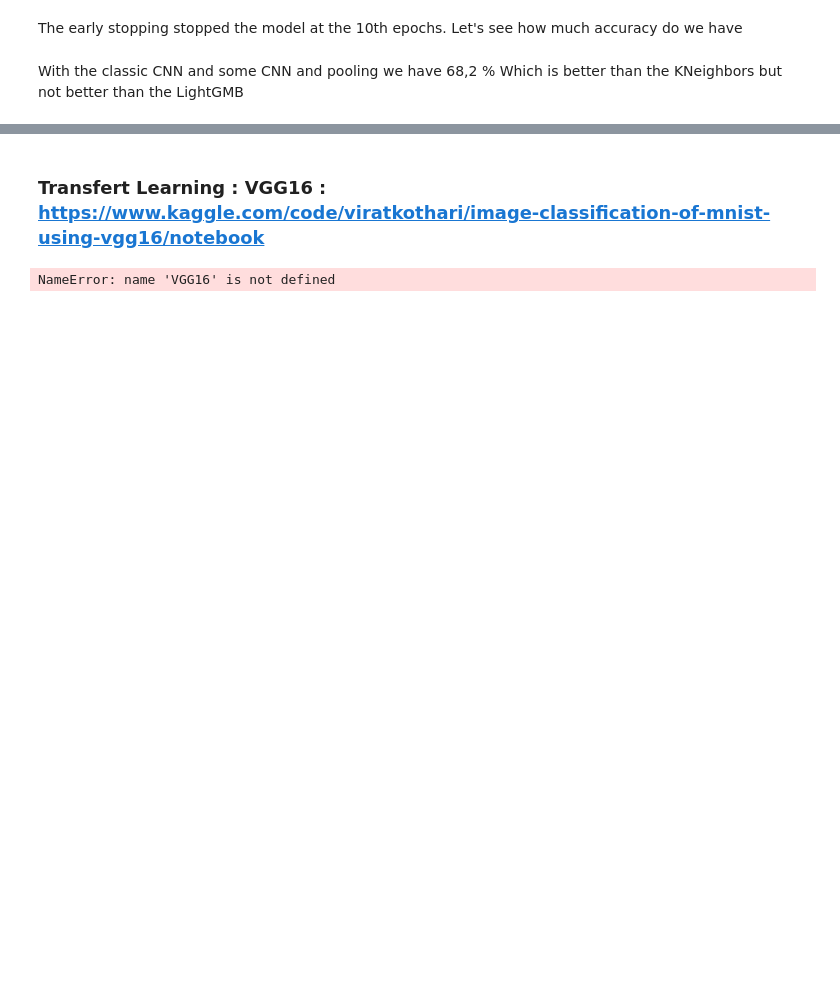
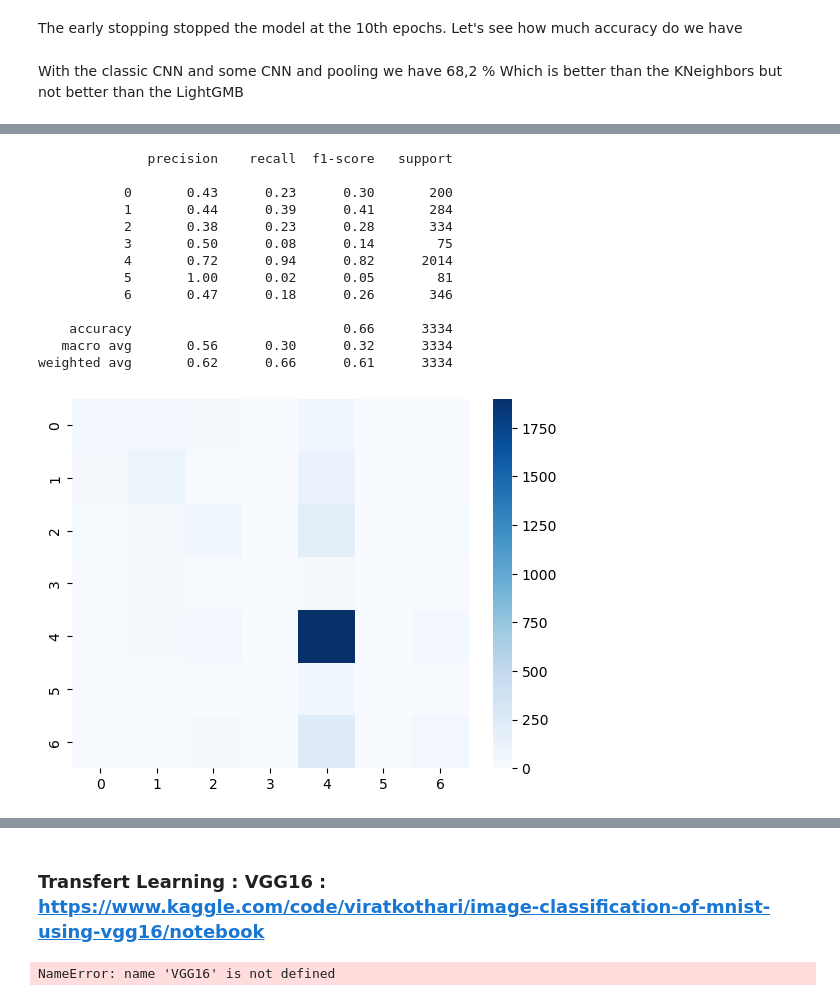
Before and after one commit to mlaversi/ProjetMachineLearningFinAnn-e, a Jupyter notebook: Notebook.ipynb, the cells around one changed output, grey strips where cells are left out. Drawn from its saved outputs; the diff is of its cells as text; code cells hidden in the pictures; blank space fills up the shorter version.

```diff
--- a/Notebook.ipynb
+++ b/Notebook.ipynb
@@ -418,0 +528,31 @@ Optimization
+# %%
+frames = [data, X1, X0, X5, X3]
+new_data_aug = pd.concat(frames)
+# %%
+y = new_data_aug['label'].copy()
+X = new_data_aug.drop('label', axis=1).copy()
+# %%
+X_train,X_test,y_train,y_test=train_test_split(X,y,test_size=0.30,random_state=42)
+
+#Add some class weight
+
+class_weight = [{0:4, 1:3, 2: 4, 3 : 15, 4 : 1, 5 : 15, 6 : 5 }]
+
+# defining parameters
+params = {
+    'boosting': 'gbdt',
+    'class_weight' : 'class_weight',
+    'objective': 'multiclass',
+    'num_leaves': 10,
+    'num_class': 7
+}
+
+
+lgb_train = lgbmr.Dataset(X_train, y_train)
+lgb_eval = lgbmr.Dataset(X_test, y_test, reference=lgb_train)
+
+model = lgbmr.train(params,
+                 train_set=lgb_train,
+                 valid_sets=lgb_eval,
+                num_boost_round = 300,
+                 early_stopping_rounds=30)
@@ -418,0 +579,24 @@ Optimization
+# %%
+y_pred = model.predict(X_test)
+
+y_pred = np.argmax(y_pred, axis=1)
+cr2 = classification_report(y_test, y_pred)
+cm2 = confusion_matrix(y_test, y_pred)
+sn.heatmap(cm, cmap='Blues')
+print(cr)
+#print(cm)
+# %% [output]
+              precision    recall  f1-score   support
+
+           0       0.43      0.23      0.30       200
+           1       0.44      0.39      0.41       284
+           2       0.38      0.23      0.28       334
+           3       0.50      0.08      0.14        75
+           4       0.72      0.94      0.82      2014
+           5       1.00      0.02      0.05        81
+           6       0.47      0.18      0.26       346
+
+    accuracy                           0.66      3334
+   macro avg       0.56      0.30      0.32      3334
+weighted avg       0.62      0.66      0.61      3334
+[figure, added]
```
Also changed, not shown: parts of 32 cells of this notebook.
